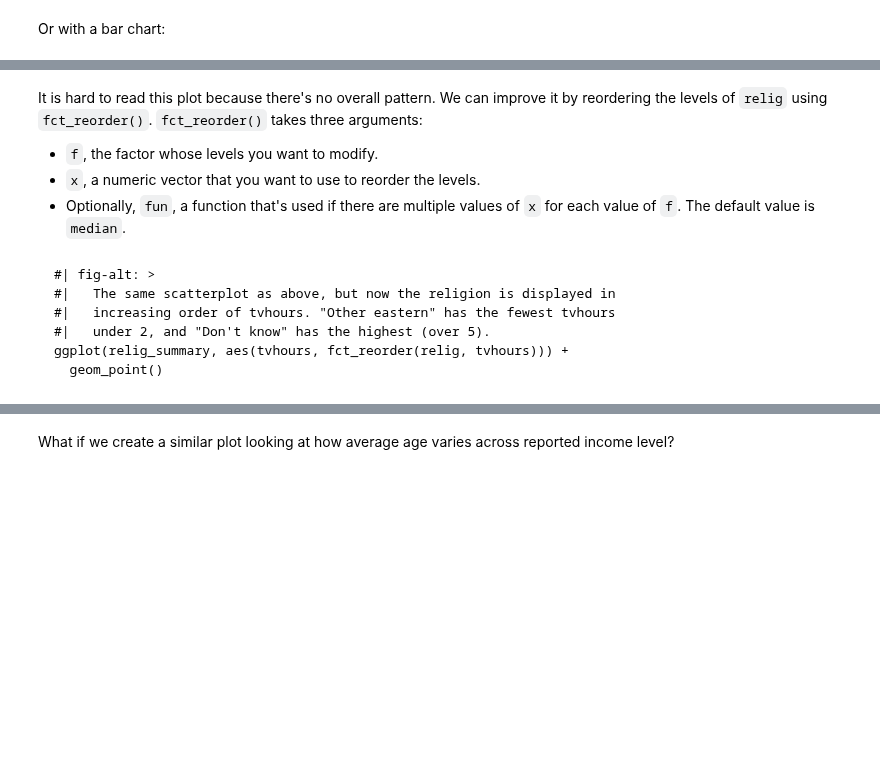
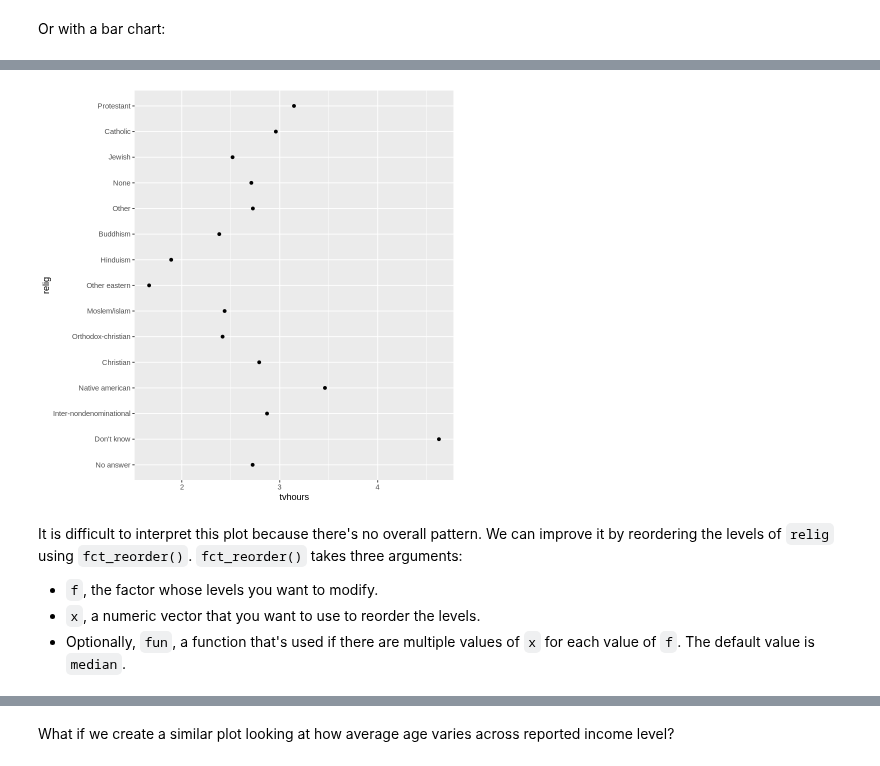
Before and after one commit to fralfaro/r4ds-book, a Jupyter notebook: docs/15_factors.ipynb, the cells around one changed output, grey strips where cells are left out. Saved outputs shown, nothing was run; the diff lists cells and outputs as text; code cells hidden in the pictures; blank space fills up the shorter version.

Commit message:
Created using Colaboratory - 15 terminado

````diff
--- a/docs/15_factors.ipynb
+++ b/docs/15_factors.ipynb
@@ -198,19 +204,20 @@ ggplot(relig_summary, aes(tvhours, relig)) +
+# %%
+relig <- gss_cat %>%
+  group_by(relig) %>%
+  summarise(
+    age = mean(age, na.rm = TRUE),
+    tvhours = mean(tvhours, na.rm = TRUE),
+    n = n()
+  )
+
+ggplot(relig, aes(tvhours, relig)) + geom_point()
+# %% [output]
+[figure, added]
 # %% [markdown]
 
-It is hard to read this plot because there's no overall pattern.
-We can improve it by reordering the levels of `relig` using `fct_reorder()`.
-`fct_reorder()` takes three arguments:
+It is difficult to interpret this plot because there's no overall pattern. We can improve it by reordering the levels of `relig` using `fct_reorder()`. `fct_reorder()` takes three arguments:
 
--   `f`, the factor whose levels you want to modify.
--   `x`, a numeric vector that you want to use to reorder the levels.
--   Optionally, `fun`, a function that's used if there are multiple values of `x` for each value of `f`. The default value is `median`.
+* `f`, the factor whose levels you want to modify.
+* `x`, a numeric vector that you want to use to reorder the levels.
+* Optionally, `fun`, a function that's used if there are multiple values of
+  `x` for each value of `f`. The default value is `median`.
-# %% [markdown]
-
-```{r}
-#| fig-alt: >
-#|   The same scatterplot as above, but now the religion is displayed in
-#|   increasing order of tvhours. "Other eastern" has the fewest tvhours
-#|   under 2, and "Don't know" has the highest (over 5).
-ggplot(relig_summary, aes(tvhours, fct_reorder(relig, tvhours))) +
-  geom_point()
-```
````
Also changed, not shown: parts of 83 cells of this notebook.
